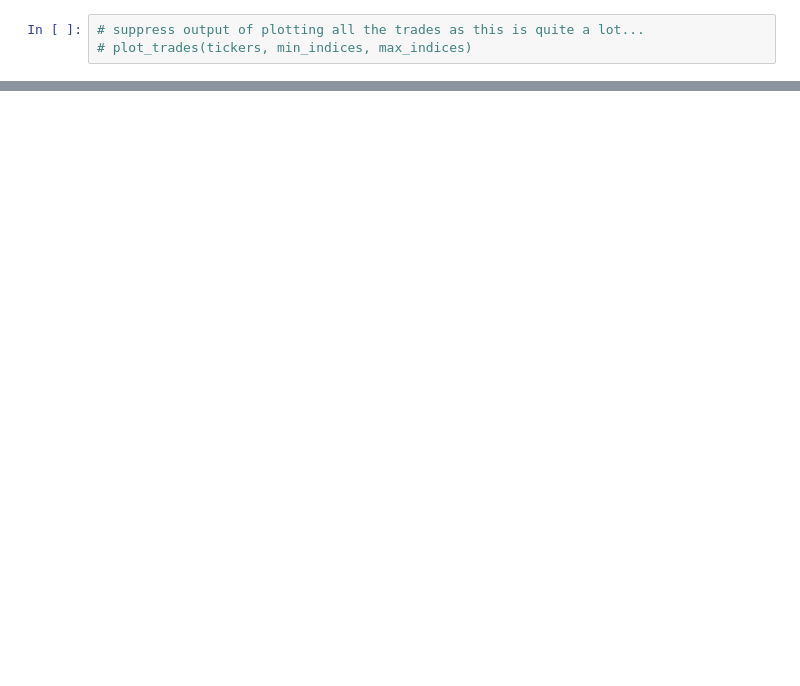
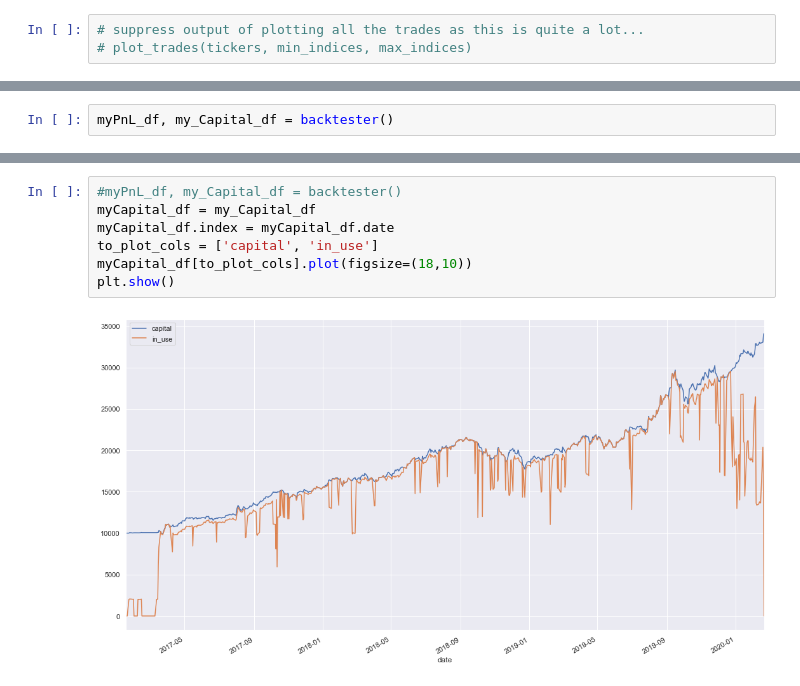
Before and after one commit to frkornet/Stock-Market-Final-Project, a Jupyter notebook: notebook/backtest.ipynb, the cells around one changed output, grey strips where cells are left out. Drawn from its saved outputs; the diff is of its cells as text; blank space fills up the shorter version.

Commit message:
backtester part 3 working; more features needed, but save work done to date

```diff
--- a/notebook/backtest.ipynb
+++ b/notebook/backtest.ipynb
@@ -251,0 +41,2 @@ print(i_possible_trades)
+# %%
+myPnL_df, my_Capital_df = backtester()
@@ -251,0 +61,9 @@ print(i_possible_trades)
+# %%
+#myPnL_df, my_Capital_df = backtester()
+myCapital_df = my_Capital_df
+myCapital_df.index = myCapital_df.date
+to_plot_cols = ['capital', 'in_use']
+myCapital_df[to_plot_cols].plot(figsize=(18,10))
+plt.show()
+# %% [output]
+[figure, added]
```
Also changed, not shown: parts of 18 cells of this notebook, 1 other file.
